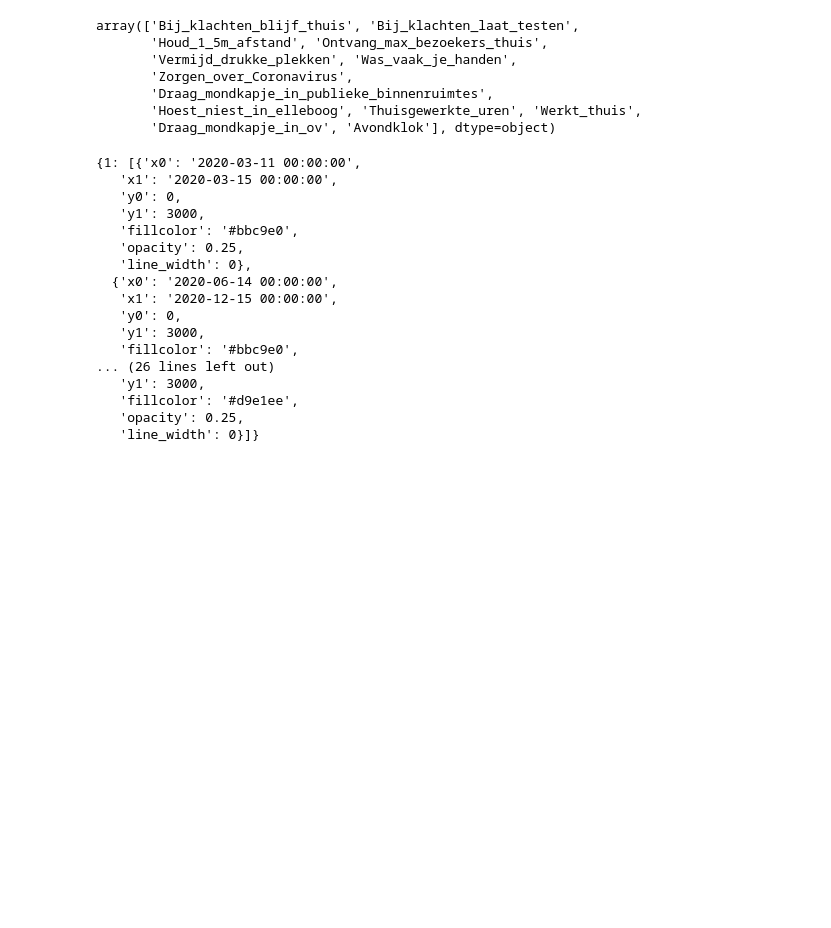
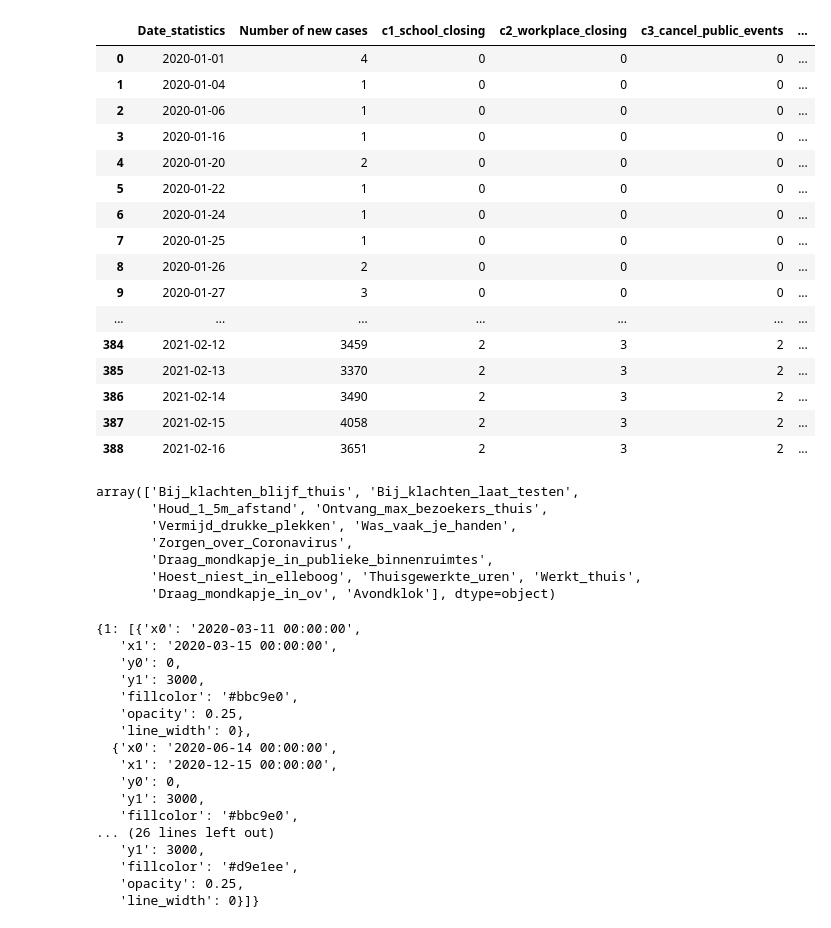
Before and after one commit to GioshTandoi/DataViz, a Jupyter notebook: Initial Data Exploration and Cleaning/Data_Cleaning.ipynb, the cells around one changed output. Cells and saved outputs as stored; diff of their text form; code cells hidden in the pictures; blank space fills up the shorter version.

```diff
--- a/Initial Data Exploration and Cleaning/Data_Cleaning.ipynb
+++ b/Initial Data Exploration and Cleaning/Data_Cleaning.ipynb
@@ -100,6 +100,26 @@ behaviour_data['Normalised_Value'] = behaviour_data['Value'] / behaviour_data['S
 
 #new=daily_data.drop(['Date_statistics','Number of new cases'],axis=1).apply(make_measures_0_1,axis=0,result_type='expand')
 #max_level_daily_data=pd.concat([daily_data['Date_statistics'],daily_data['Number of new cases'],new],axis=1)
+# %%
+daily_data
+# %% [output]
+|  | Date_statistics | Number of new cases | c1_school_closing | c2_workplace_closing | c3_cancel_public_events | ... |
+| 0 | 2020-01-01 | 4 | 0 | 0 | 0 | ... |
+| 1 | 2020-01-04 | 1 | 0 | 0 | 0 | ... |
+| 2 | 2020-01-06 | 1 | 0 | 0 | 0 | ... |
+| 3 | 2020-01-16 | 1 | 0 | 0 | 0 | ... |
+| 4 | 2020-01-20 | 2 | 0 | 0 | 0 | ... |
+| 5 | 2020-01-22 | 1 | 0 | 0 | 0 | ... |
+| 6 | 2020-01-24 | 1 | 0 | 0 | 0 | ... |
+| 7 | 2020-01-25 | 1 | 0 | 0 | 0 | ... |
+| 8 | 2020-01-26 | 2 | 0 | 0 | 0 | ... |
+| 9 | 2020-01-27 | 3 | 0 | 0 | 0 | ... |
+| ... | ... | ... | ... | ... | ... | ... |
+| 384 | 2021-02-12 | 3459 | 2 | 3 | 2 | ... |
+| 385 | 2021-02-13 | 3370 | 2 | 3 | 2 | ... |
+| 386 | 2021-02-14 | 3490 | 2 | 3 | 2 | ... |
+| 387 | 2021-02-15 | 4058 | 2 | 3 | 2 | ... |
+| 388 | 2021-02-16 | 3651 | 2 | 3 | 2 | ... |
 # %%
 daily_data.to_csv('daily_data.csv',index=False)
 behaviour_data.to_csv('behaviour_data.csv',index=False)
```
Also changed, not shown: 1 other file.
